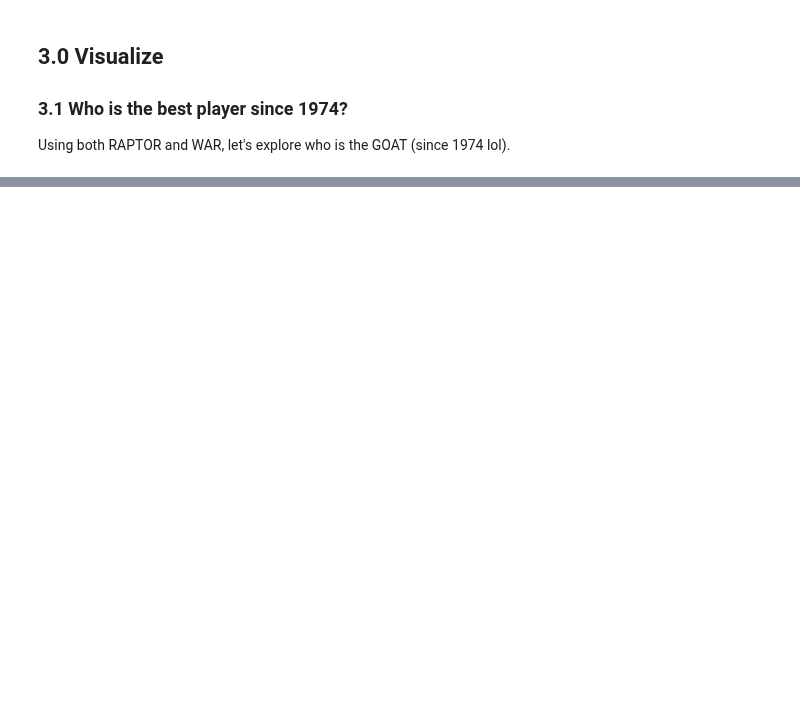
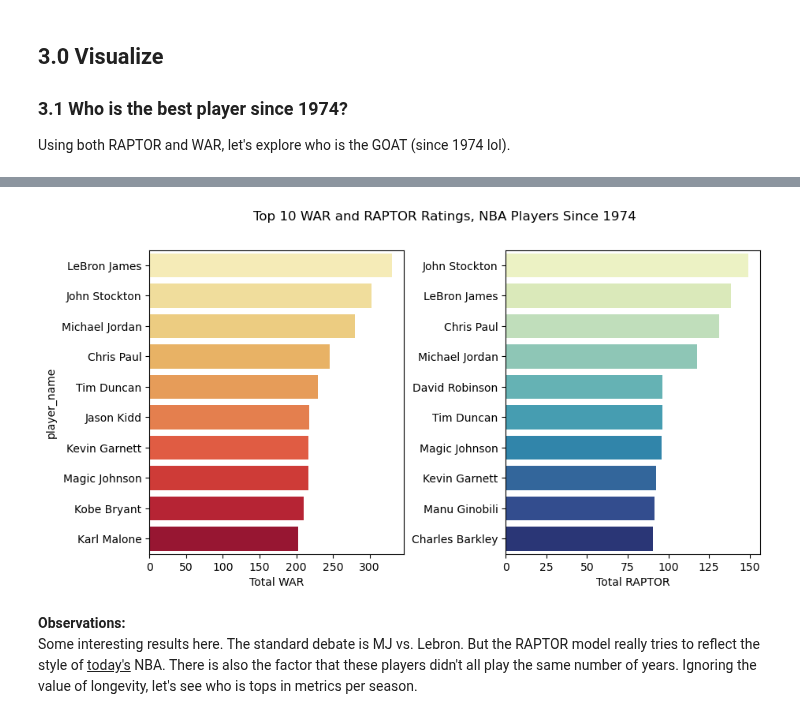
Before and after one commit to BrettlyCD/data538-nba, a Jupyter notebook: viz.ipynb, the cells around one changed output, grey strips where cells are left out. Saved outputs shown, nothing was run; the diff lists cells and outputs as text; code cells hidden in the pictures; blank space fills up the shorter version.

Commit message:
Visualize top 10 aggregate.

```diff
--- a/viz.ipynb
+++ b/viz.ipynb
@@ -92,0 +96,4 @@ nba_group.head(3)
+# %%
+#save top 10 war and raport
+war_10 = nba_group.sort_values(by='war_total', ascending=False).head(10).reset_index(drop=False)
+raptor_10 = nba_group.sort_values(by='raptor_total', ascending=False).head(10).reset_index(drop=False)
@@ -92,0 +114,23 @@ nba_group.head(3)
+# %%
+#visualize top 10 raptor and war
+fig, ax = plt.subplots(1,2, sharey=False)
+
+
+fig.set_size_inches(10, 5, forward=True)# set graph size
+
+sns.barplot(ax=ax[0], x='war_total', y='player_name', data=war_10, palette='YlOrRd')
+sns.barplot(ax=ax[1], x='raptor_total', y='player_name', data=raptor_10, palette='YlGnBu')
+
+ax[1].set_ylabel('') #remove repetitive y_label on second graph
+ax[0].set_xlabel('Total WAR')
+ax[1].set_xlabel('Total RAPTOR')
+
+fig.suptitle('Top 10 WAR and RAPTOR Ratings, NBA Players Since 1974') #set overall title
+plt.subplots_adjust(wspace=0.4) #create space for labels between graphs
+plt.show()
+# %% [output]
+[figure, added]
+# %% [markdown]
+**Observations:**
+\
+Some interesting results here. The standard debate is MJ vs. Lebron. But the RAPTOR model really tries to reflect the style of <u>today's</u> NBA. There is also the factor that these players didn't all play the same number of years. Ignoring the value of longevity, let's see who is tops in metrics per season.
```
Also changed, not shown: parts of 4 cells of this notebook.
